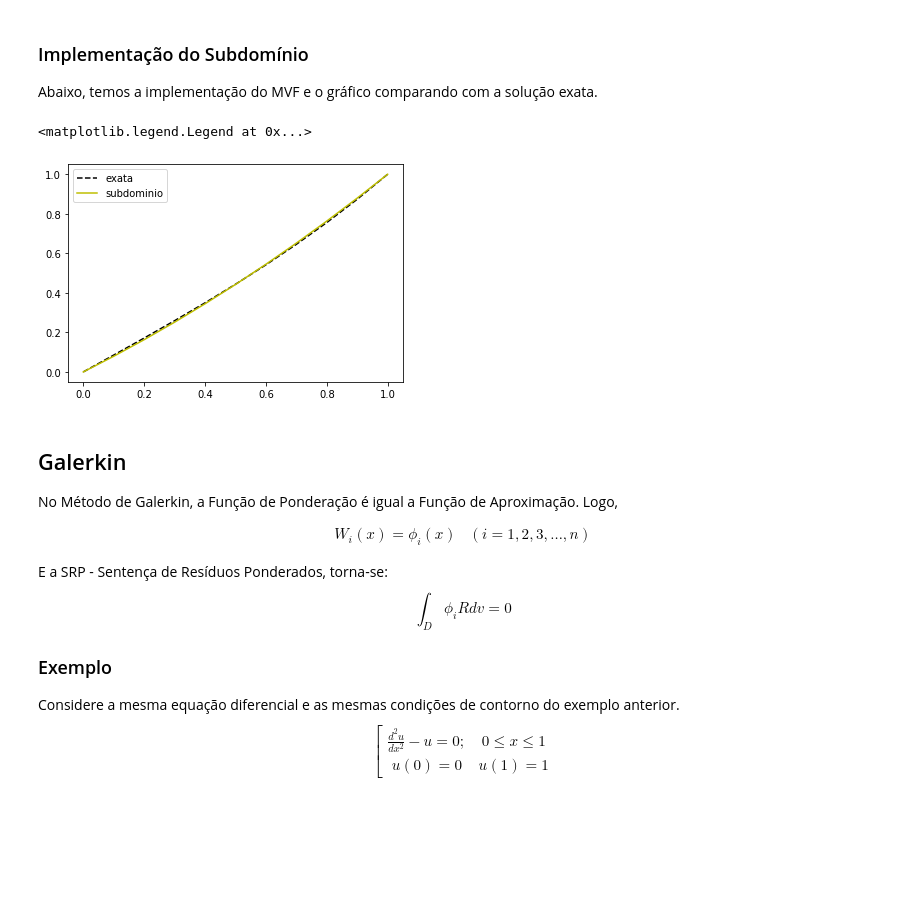
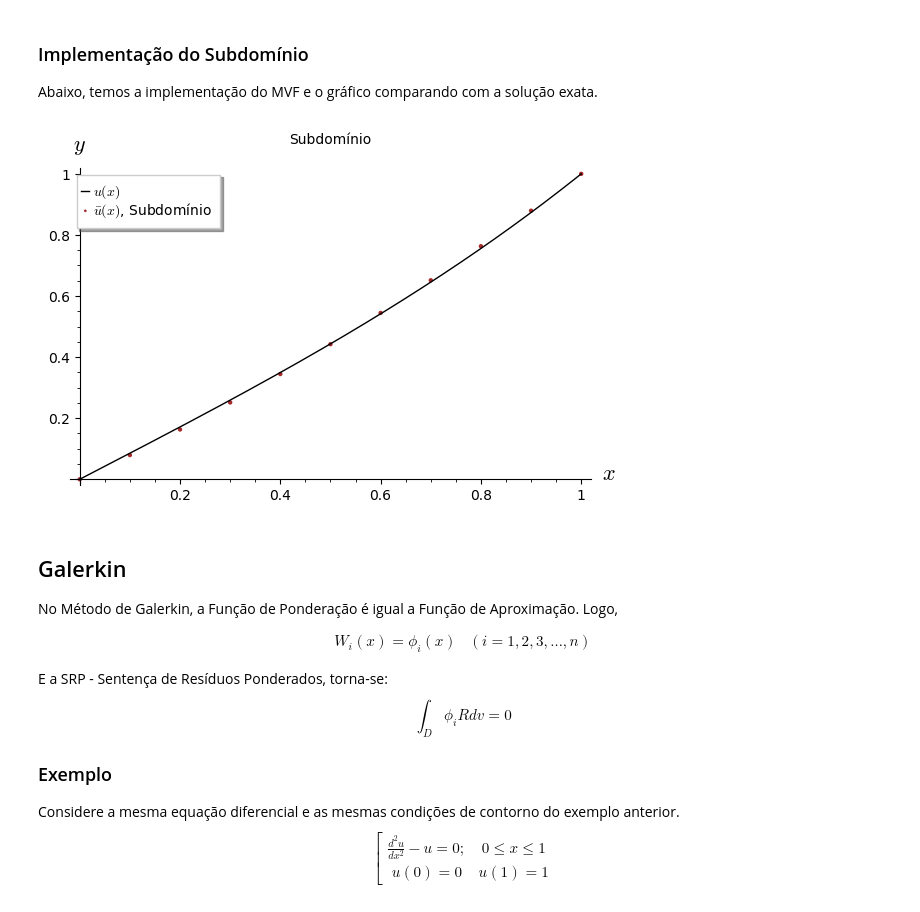
Before and after one commit to noedelima/Uff_MEFpy, a Jupyter notebook: MEFPY.ipynb, the cells around one changed output. Drawn from its saved outputs; the diff is of its cells as text; code cells hidden in the pictures; blank space fills up the shorter version.

```diff
--- a/MEFPY.ipynb
+++ b/MEFPY.ipynb
@@ -69,4 +93,4 @@ Este código define o domínio $x$ para o exemplo, e será utilizado como entrad
 
 Neste exemplo, o domínio é $0 \leqslant x \leqslant 1$, discretizado em intervalos de $0,1$.
 # %%
-x = linspace(0.,1.,11)
+xd = linspace(0.,1.,11)
@@ -246,11 +256,9 @@ Abaixo, temos a implementação do MVF e o gráfico comparando com a solução e
 # %%
 def ysubdominio(x):
     return x+3/13*x*(x-1)
-# %%
-fig=plt.figure(2)
-plt.plot(x,yexata(x),'k--',x,ysubdominio(x),'y-')
-plt.legend(('exata','subdominio'))
-# %% [output]
-<matplotlib.legend.Legend at 0x...>
-[figure, removed]
+# %%
+subdominio = points(zip(xd,ysubdominio(xd)),legend_label='$\\bar{u}(x)$, Subdomínio',color='brown',axes_labels=['$x$', '$y$'],title='Subdomínio') # Plota a solução u(x) no intervalo (0 < x < 1)
+exata + subdominio
+# %% [output]
+[figure, added]
 # %% [markdown]
```
Also changed, not shown: parts of 33 cells of this notebook.
